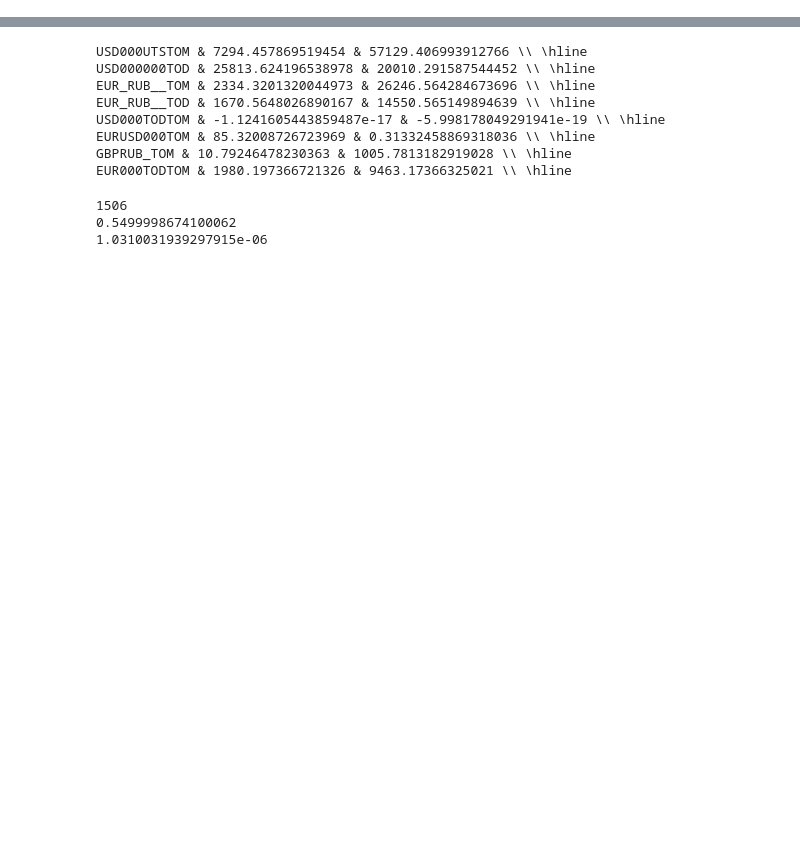
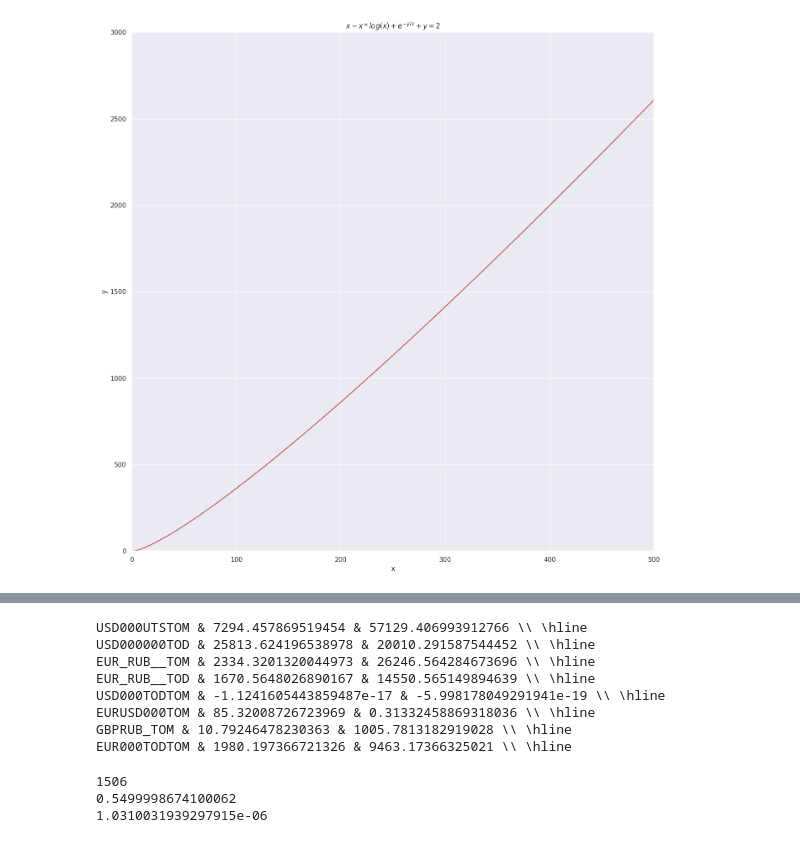
Before and after one commit to VsevolodZaostrovsky/OWModel, a Jupyter notebook: New data/coefs anal/coefsOWnew.ipynb, the cells around one changed output, grey strips where cells are left out. Cells and saved outputs as stored; diff of their text form; code cells hidden in the pictures; blank space fills up the shorter version.

```diff
--- a/New data/coefs anal/coefsOWnew.ipynb
+++ b/New data/coefs anal/coefsOWnew.ipynb
@@ -5,8 +5,11 @@ import matplotlib.pyplot as plt
 import os
 
 import statsmodels.api as sm
+import seaborn as sns
 
 from statsmodels.regression.linear_model import OLS
+
+sns.set(rc = {"figure.figsize":(16, 16)})
 # %%
 def df_OLS_anal(df: pd.DataFrame, mode = 0):
     if(mode == 0):
@@ -147,3 +150,7 @@ def df_OLS_anal3(df: pd.DataFrame, mode = 0):
     print("rho = ", rho, "\nlambda = ", lamb, "\nkappa = ", kappa, "\n \n", end="")
 
     return rho, kappa, lamb
+# %%
+y = 1
+def f(x):
+    x - x * np.log(x) + np.exp(-y / x) + y - 2
@@ -149,0 +182,20 @@ def df_OLS_anal3(df: pd.DataFrame, mode = 0):
+# %%
+def implicit_function(x, y):
+    return x - x * np.log(x) + np.exp(-y / x) + y - 2
+    # return x**2 + y**2 - 3
+
+x = np.linspace(0, 500, 1000)
+y = np.linspace(0, 3000, 1000)
+# x = np.linspace(-2, 2, 10)
+# y = np.linspace(-2, 2, 10)
+X, Y = np.meshgrid(x, y)
+
+Z = implicit_function(X, Y)
+
+plt.contour(X, Y, Z, levels=[0], colors='r')
+plt.xlabel('x')
+plt.ylabel('y')
+plt.title(r"$x - x * log(x) + e^{-y/x} + y = 2$")
+plt.show()
+# %% [output]
+[figure, added]
```
Also changed, not shown: parts of 16 cells of this notebook, 2 other files.
